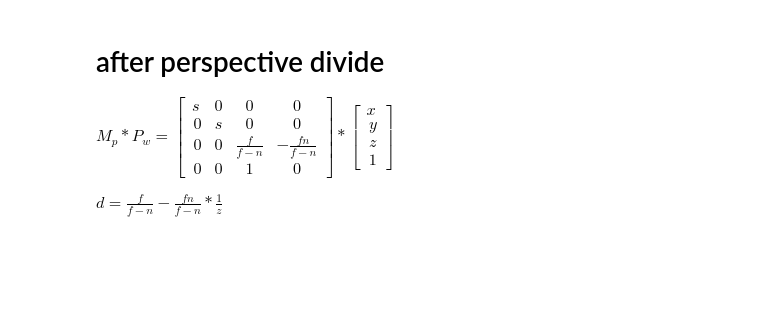
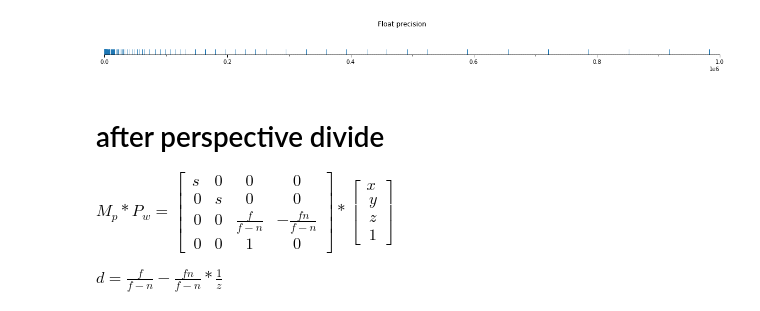
Before and after one commit to YaoTouGe/blog, a Jupyter notebook: python_notebooks/reverse_z.ipynb, the cells around one changed output. Saved outputs shown, nothing was run; the diff lists cells and outputs as text; code cells hidden in the pictures; blank space fills up the shorter version.

```diff
--- a/python_notebooks/reverse_z.ipynb
+++ b/python_notebooks/reverse_z.ipynb
@@ -78,3 +53,26 @@ plt.show()
+# %%
+# python convert number to raw binary bits, and do some bit operation
+
+fig0, axs0 = plt.subplots(1, 1, figsize=(20, 1))
+fig0.suptitle('Float precision')
+
+deltaBits = 0x1
+deltaMantissa = 0x1 << 20
+x = []
+exp = 0
+while(exp < 255):
+    mantissa = 0
+    while(mantissa < 2**23):
+        x.append(assambleFloat32(0, exp, mantissa))
+        mantissa += deltaMantissa
+    exp += deltaBits
+y = [0] * len(x)
+setup(axs0, x, y)
+axs0.patch.set_alpha(1)
+plt.show()
+#x[len(x) - 100:]
+# %% [output]
+[figure, added]
 # %% [markdown]
 # after perspective divide
 
```
Also changed, not shown: parts of 3 cells of this notebook.
